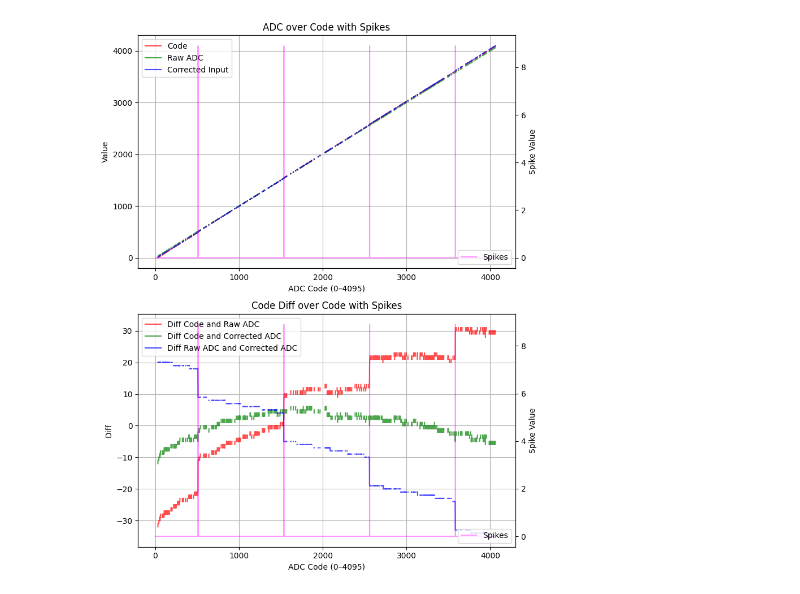
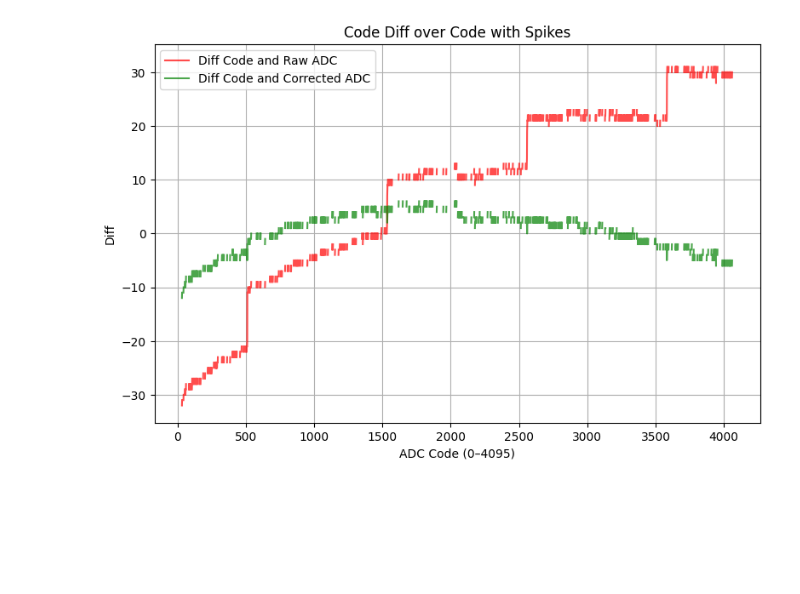
Before and after one commit to marksard/EurorackPlaygroundMkII, a Jupyter notebook: app/AdjusterApp/analyze/AnalyzeADC.ipynb, the cells around one changed output. Saved outputs shown, nothing was run; the diff lists cells and outputs as text; code cells hidden in the pictures; blank space fills up the shorter version.

```diff
--- a/app/AdjusterApp/analyze/AnalyzeADC.ipynb
+++ b/app/AdjusterApp/analyze/AnalyzeADC.ipynb
@@ -37,56 +37,56 @@ def csvShow(df):
     plt.figure(figsize=(8, 10))
 
     # ━━ 上段 ━━ DAC/ADC系列表示 + スパイク
-    ax1 = plt.subplot(2, 1, 1)
-    ax1.plot(x_axis, dac_out_mapped, label='Code', color='red', alpha=0.7)
-    ax1.plot(x_axis, adc_in_mapped, label='Raw ADC',  color='green', alpha=0.7)
-    ax1.plot(x_axis, cor_adc_in_mapped, label='Corrected Input', color='blue', alpha=0.7)
-    ax1.set_xlabel('ADC Code (0–4095)')
-    ax1.set_ylabel('Value')
-    ax1.set_title('ADC over Code with Spikes')
-    ax1.grid(True)
-    ax1.legend(loc='upper left')
+    # ax1 = plt.subplot(2, 1, 1)
+    # ax1.plot(x_axis, dac_out_mapped, label='Code', color='red', alpha=0.7)
+    # ax1.plot(x_axis, adc_in_mapped, label='Raw ADC',  color='green', alpha=0.7)
+    # ax1.plot(x_axis, cor_adc_in_mapped, label='Corrected Input', color='blue', alpha=0.7)
+    # ax1.set_xlabel('ADC Code (0–4095)')
+    # ax1.set_ylabel('Value')
+    # ax1.set_title('ADC over Code with Spikes')
+    # ax1.grid(True)
+    # ax1.legend(loc='upper left')
 
-    ax1_r = ax1.twinx()
-    ax1_r.plot(x_axis, spike_values, label='Spikes', color='magenta', alpha=0.4)
-    ax1_r.set_ylabel('Spike Value')
-    ax1_r.legend(loc='lower right')
+    # ax1_r = ax1.twinx()
+    # ax1_r.plot(x_axis, spike_values, label='Spikes', color='magenta', alpha=0.4)
+    # ax1_r.set_ylabel('Spike Value')
+    # ax1_r.legend(loc='lower right')
 
     # ━━ 下段 ━━ diff + スパイク
     ax2 = plt.subplot(2, 1, 2)
     ax2.plot(x_axis, diff_mapped, label='Diff Code and Raw ADC', color='red', alpha=0.7)
     ax2.plot(x_axis, cor_diff_mapped, label='Diff Code and Corrected ADC', color='green', alpha=0.7)
-    ax2.plot(x_axis, adc_diff_mapped, label='Diff Raw ADC and Corrected ADC', color='blue', alpha=0.7)
+    # ax2.plot(x_axis, adc_diff_mapped, label='Diff Raw ADC and Corrected ADC', color='blue', alpha=0.7)
     ax2.set_xlabel('ADC Code (0–4095)')
     ax2.set_ylabel('Diff')
     ax2.set_title('Code Diff over Code with Spikes')
     ax2.grid(True)
     ax2.legend(loc='upper left')
 
-    ax2_r = ax2.twinx()
-    ax2_r.plot(x_axis, spike_values, label='Spikes', color='magenta', alpha=0.4)
-    ax2_r.set_ylabel('Spike Value')
-    ax2_r.legend(loc='lower right')
+    # ax2_r = ax2.twinx()
+    # ax2_r.plot(x_axis, spike_values, label='Spikes', color='magenta', alpha=0.4)
+    # ax2_r.set_ylabel('Spike Value')
+    # ax2_r.legend(loc='lower right')
 
     plt.tight_layout()
     plt.show()
 
     # csv_data = {
     #     'ADC_Code': x_axis,
     #     'DAC_Output': dac_out_mapped,
     #     'ADC_Input': adc_in_mapped,
     #     'Diff': diff_mapped,
     #     'Spikes': spike_values
     # }
 
     # DataFrame化
     # df_out = pd.DataFrame(csv_data)
 
     # CSVとして保存（必要に応じてファイル名変更可）
     # df_out.to_csv('adc_graph_data.csv', index=False)
 
 # データ読み込み
-df = pd.read_csv('001_33000.csv', skiprows=1)
+df = pd.read_csv('old/001_33000.csv', skiprows=1)
 csvShow(df)
 # %% [output]
-[figure, old version]
+[figure, new version]
```
Also changed, not shown: parts of 1 cell of this notebook, 4 other files.
